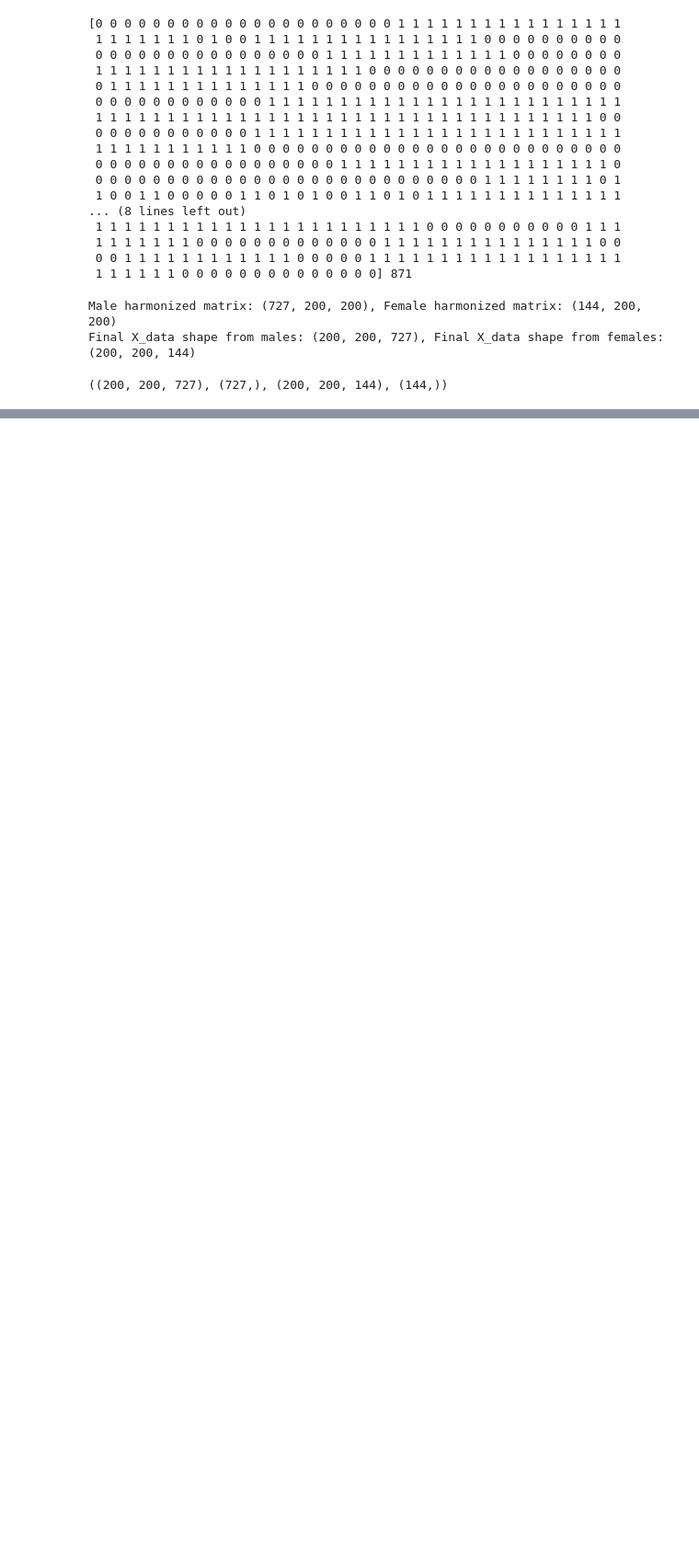
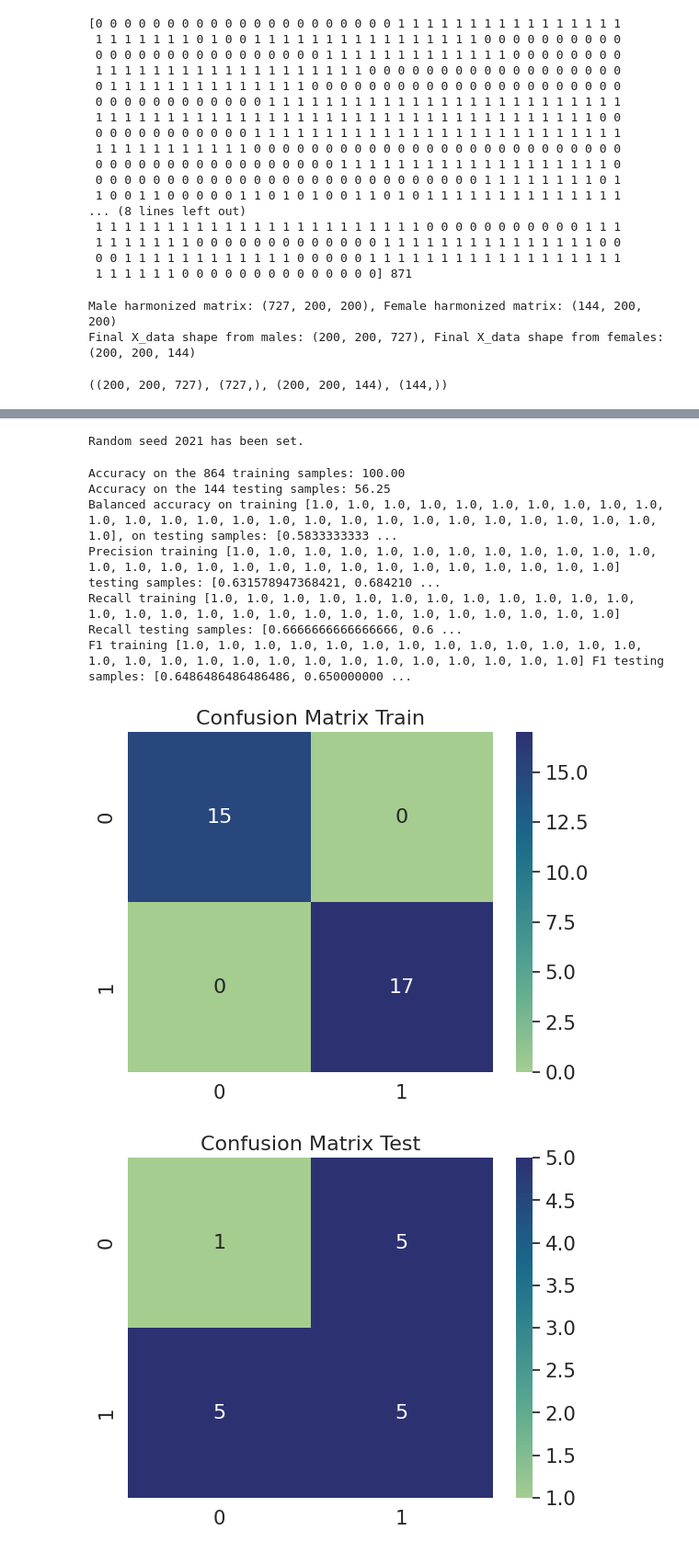
Before and after one commit to kir0ul/Neuromatch-Eotyrannus_Stick, a Jupyter notebook: gender_func.ipynb, the cells around one changed output, grey strips where cells are left out. Shown at 92% size. Saved outputs shown, nothing was run; the diff lists cells and outputs as text; code cells hidden in the pictures; blank space fills up the shorter version.

```diff
--- a/gender_func.ipynb
+++ b/gender_func.ipynb
@@ -540,0 +633,2 @@ _, _, training_losses = train_test_classification(net, criterion, optimizer, tra
+# %%
+x_data_swaped = np.swapaxes(corr_harmo, 0, -1)
@@ -540,0 +643,6 @@ _, _, training_losses = train_test_classification(net, criterion, optimizer, tra
+# %%
+X_test = torch.from_numpy(x_data_females).float()
+y_test = torch.from_numpy(dx_data_females).float()
+X_train = torch.from_numpy(x_data_swaped).float()
+y_train = torch.from_numpy(y_target).float()
+X_test.shape, y_test.shape, X_train.shape, y_train.shape
@@ -540,0 +654,2 @@ _, _, training_losses = train_test_classification(net, criterion, optimizer, tra
+# %%
+X_train, X_test = X_train_test_reshape(X_train, X_test)
@@ -540,0 +659,37 @@ _, _, training_losses = train_test_classification(net, criterion, optimizer, tra
+# %%
+g_seed = torch.Generator()
+g_seed.manual_seed(SEED)
+
+batch_size = 32
+test_data = TensorDataset(X_test, y_test)
+test_loader = DataLoader(test_data, batch_size=batch_size,
+                         shuffle=False, num_workers=0,
+                         worker_init_fn=seed_worker,
+                         generator=g_seed)
+
+
+train_data = TensorDataset(X_train, y_train)
+train_loader = DataLoader(train_data, batch_size=batch_size, drop_last=True,
+                          shuffle=True, num_workers=0,
+                          worker_init_fn=seed_worker,
+                          generator=g_seed)
+# %%
+set_seed(SEED)
+net = Net('ReLU()', X_train.shape[1], [32], 2).to(device)
+criterion = nn.CrossEntropyLoss()
+optimizer = optim.Adam(net.parameters(), lr=1e-3)
+num_epochs = 150
+
+_, _, training_losses = train_test_classification(net, criterion, optimizer, train_loader,
+                                 test_loader, num_epochs=num_epochs,
+                                 training_plot=True, device=device)
+# %% [output]
+Random seed 2021 has been set.
+Accuracy on the 864 training samples: 100.00
+Accuracy on the 144 testing samples: 56.25
+Balanced accuracy on training [1.0, 1.0, 1.0, 1.0, 1.0, 1.0, 1.0, 1.0, 1.0, 1.0, 1.0, 1.0, 1.0, 1.0, 1.0, 1.0, 1.0, 1.0, 1.0, 1.0, 1.0, 1.0, 1.0, 1.0, 1.0, 1.0, 1.0], on testing samples: [0.5833333333 ...
+Precision training [1.0, 1.0, 1.0, 1.0, 1.0, 1.0, 1.0, 1.0, 1.0, 1.0, 1.0, 1.0, 1.0, 1.0, 1.0, 1.0, 1.0, 1.0, 1.0, 1.0, 1.0, 1.0, 1.0, 1.0, 1.0, 1.0, 1.0] testing samples: [0.631578947368421, 0.684210 ...
+Recall training [1.0, 1.0, 1.0, 1.0, 1.0, 1.0, 1.0, 1.0, 1.0, 1.0, 1.0, 1.0, 1.0, 1.0, 1.0, 1.0, 1.0, 1.0, 1.0, 1.0, 1.0, 1.0, 1.0, 1.0, 1.0, 1.0, 1.0] Recall testing samples: [0.6666666666666666, 0.6 ...
+F1 training [1.0, 1.0, 1.0, 1.0, 1.0, 1.0, 1.0, 1.0, 1.0, 1.0, 1.0, 1.0, 1.0, 1.0, 1.0, 1.0, 1.0, 1.0, 1.0, 1.0, 1.0, 1.0, 1.0, 1.0, 1.0, 1.0, 1.0] F1 testing samples: [0.6486486486486486, 0.650000000 ...
+[figure, added]
+[figure, added]
```
Also changed, not shown: parts of 26 cells of this notebook, 1 other file.
